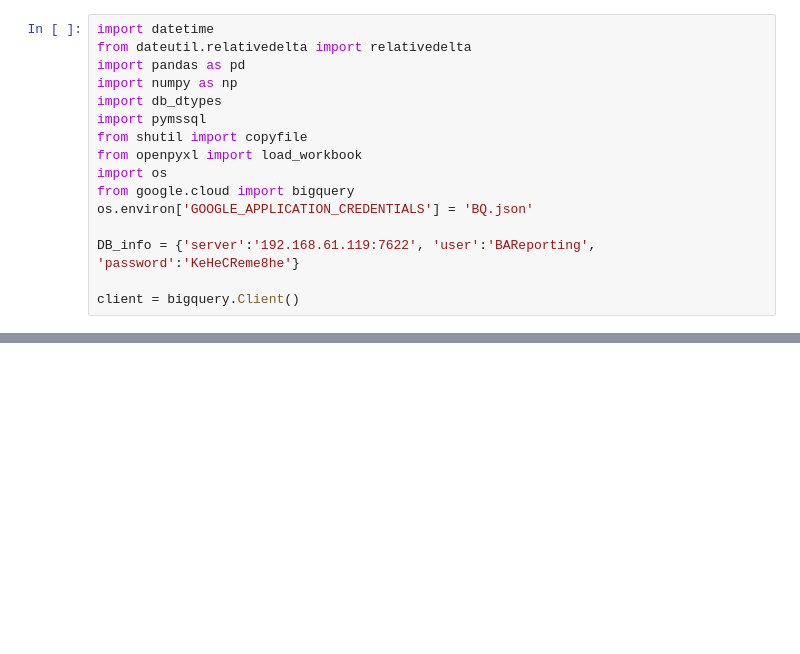
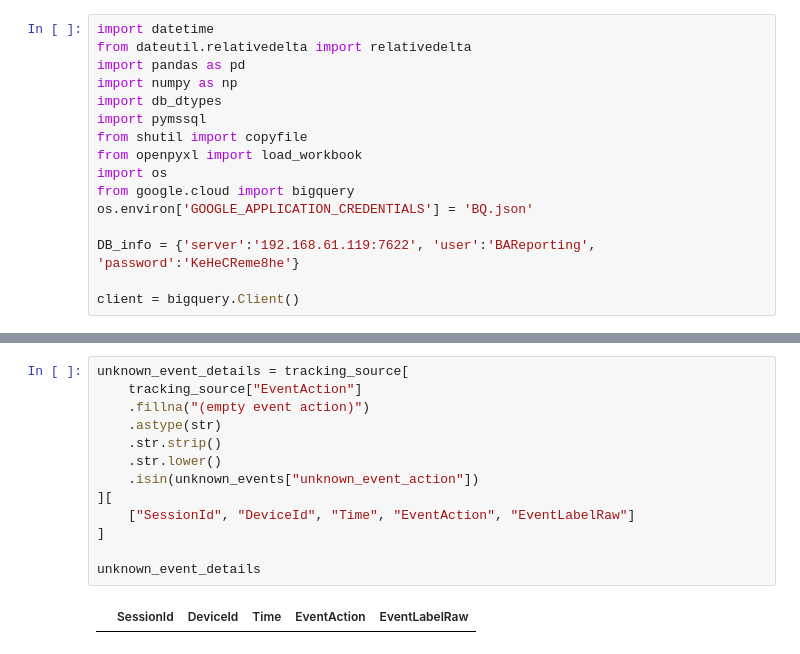
Before and after one commit to lenaopr/2026_09, a Jupyter notebook: 2026_09_17/takeaway.ipynb, the cells around one changed output, grey strips where cells are left out. Saved outputs shown, nothing was run; the diff lists cells and outputs as text; blank space fills up the shorter version.

Commit message:
event mapping

```diff
--- a/2026_09_17/takeaway.ipynb
+++ b/2026_09_17/takeaway.ipynb
@@ -42,0 +200,15 @@ ValueError: Please install the 'db-dtypes' package to use this function.
+# %%
+unknown_event_details = tracking_source[
+    tracking_source["EventAction"]
+    .fillna("(empty event action)")
+    .astype(str)
+    .str.strip()
+    .str.lower()
+    .isin(unknown_events["unknown_event_action"])
+][
+    ["SessionId", "DeviceId", "Time", "EventAction", "EventLabelRaw"]
+]
+
+unknown_event_details
+# %% [output]
+|  | SessionId | DeviceId | Time | EventAction | EventLabelRaw |
```
Also changed, not shown: parts of 5 cells of this notebook, 8 other files.
